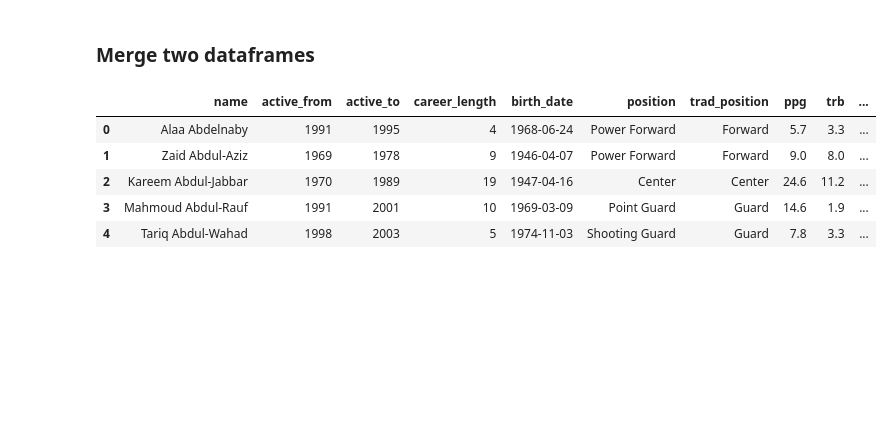
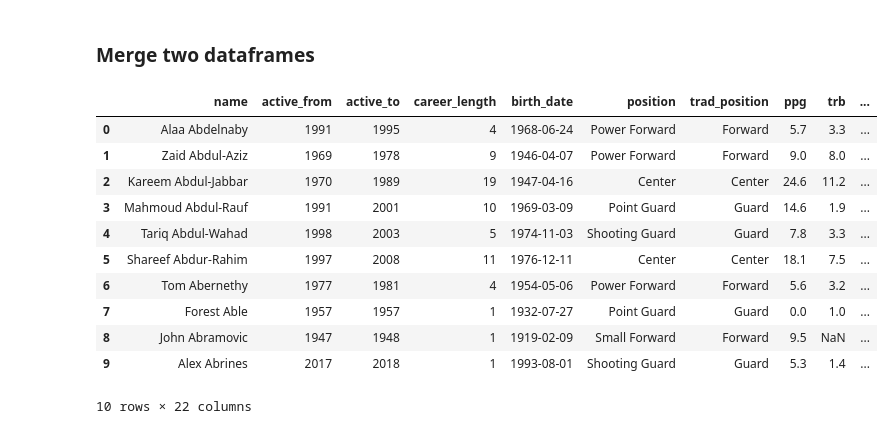
Before and after one commit to ymericson/NBA-player-info, a Jupyter notebook: NBA web scraping data.ipynb, the cells around one changed output. Saved outputs shown, nothing was run; the diff lists cells and outputs as text; code cells hidden in the pictures; blank space fills up the shorter version.

```diff
--- a/NBA web scraping data.ipynb
+++ b/NBA web scraping data.ipynb
@@ -289,20 +308,28 @@ players_detail_df.head() # preview
 # %%
 # merge two dataframes: players_general_info and players_detail_df
 players = players_general_df.merge(players_detail_df,how='outer',on='url')
 
 # reorganize columns
 players = players[['name', 'active_from', 'active_to', 'career_length', 'birth_date',
-                   'position', 'trad_position', 'ppg', 'trb', 'ast', 'height_inches', 'weight',
-                   'shooting_hand', 'hof', 'college', 'hs_name', 'hs_city', 'hs_state', 'url']]
+                   'position', 'trad_position', 'ppg', 'trb', 'ast', 'fgp', 'per', 'ws',
+                   'height_inches', 'weight', 'shooting_hand', 'hof', 'college', 'hs_name', 'hs_city', 'hs_state', 'url']]
 
 players['hof'].fillna(0, inplace=True)
 
+players = players.replace('-', np.nan)
+
 #preview
-players.head()
+players.head(10)
 # %% [output]
 |  | name | active_from | active_to | career_length | birth_date | position | trad_position | ppg | trb | ... |
 | 0 | Alaa Abdelnaby | 1991 | 1995 | 4 | 1968-06-24 | Power Forward | Forward | 5.7 | 3.3 | ... |
 | 1 | Zaid Abdul-Aziz | 1969 | 1978 | 9 | 1946-04-07 | Power Forward | Forward | 9.0 | 8.0 | ... |
 | 2 | Kareem Abdul-Jabbar | 1970 | 1989 | 19 | 1947-04-16 | Center | Center | 24.6 | 11.2 | ... |
 | 3 | Mahmoud Abdul-Rauf | 1991 | 2001 | 10 | 1969-03-09 | Point Guard | Guard | 14.6 | 1.9 | ... |
 | 4 | Tariq Abdul-Wahad | 1998 | 2003 | 5 | 1974-11-03 | Shooting Guard | Guard | 7.8 | 3.3 | ... |
+| 5 | Shareef Abdur-Rahim | 1997 | 2008 | 11 | 1976-12-11 | Center | Center | 18.1 | 7.5 | ... |
+| 6 | Tom Abernethy | 1977 | 1981 | 4 | 1954-05-06 | Power Forward | Forward | 5.6 | 3.2 | ... |
+| 7 | Forest Able | 1957 | 1957 | 1 | 1932-07-27 | Point Guard | Guard | 0.0 | 1.0 | ... |
+| 8 | John Abramovic | 1947 | 1948 | 1 | 1919-02-09 | Small Forward | Forward | 9.5 | NaN | ... |
+| 9 | Alex Abrines | 2017 | 2018 | 1 | 1993-08-01 | Shooting Guard | Guard | 5.3 | 1.4 | ... |
+10 rows × 22 columns
```
Also changed, not shown: parts of 9 cells of this notebook, 17 other files.
